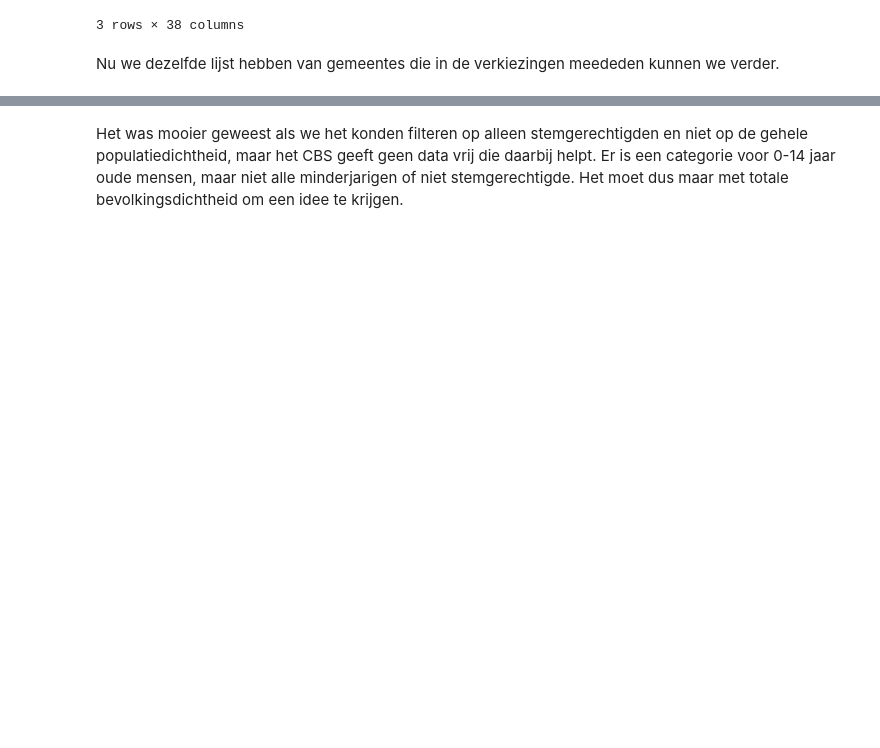
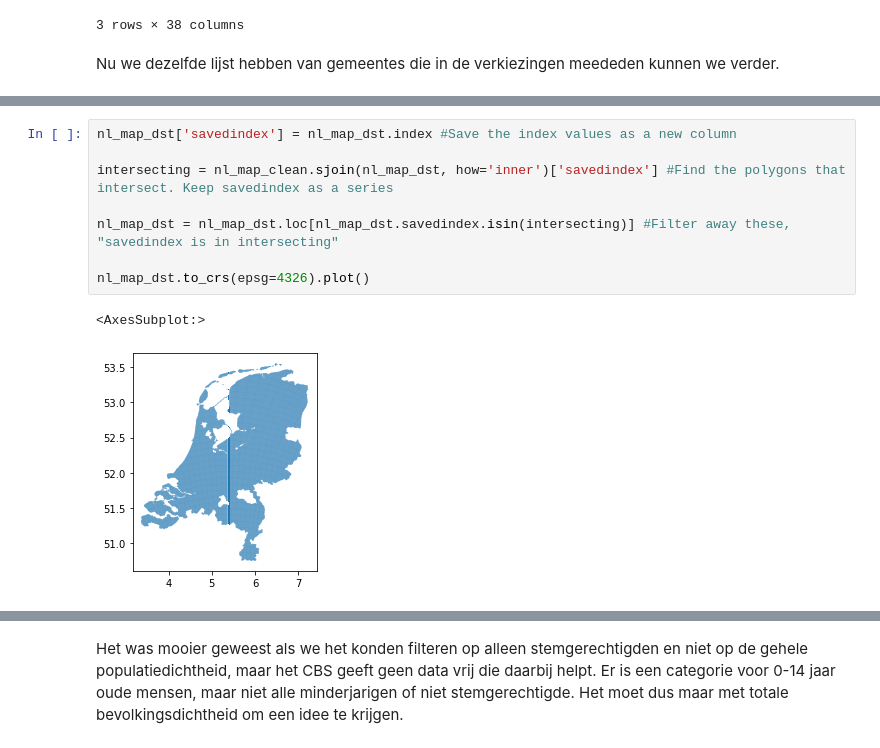
Before and after one commit to openstate/stembureau-meting, a Jupyter notebook: jupyter/stembureau_data.ipynb, the cells around one changed output, grey strips where cells are left out. Cells and saved outputs as stored; diff of their text form; blank space fills up the shorter version.

```diff
--- a/jupyter/stembureau_data.ipynb
+++ b/jupyter/stembureau_data.ipynb
@@ -301,0 +260,11 @@ df_geojson_clean.plot(ax=ax)
+# %%
+nl_map_dst['savedindex'] = nl_map_dst.index #Save the index values as a new column
+
+intersecting = nl_map_clean.sjoin(nl_map_dst, how='inner')['savedindex'] #Find the polygons that intersect. Keep savedindex as a series
+
+nl_map_dst = nl_map_dst.loc[nl_map_dst.savedindex.isin(intersecting)] #Filter away these, "savedindex is in intersecting"
+
+nl_map_dst.to_crs(epsg=4326).plot()
+# %% [output]
+<AxesSubplot:>
+[figure, added]
```
Also changed, not shown: parts of 18 cells of this notebook, 1 other file.
